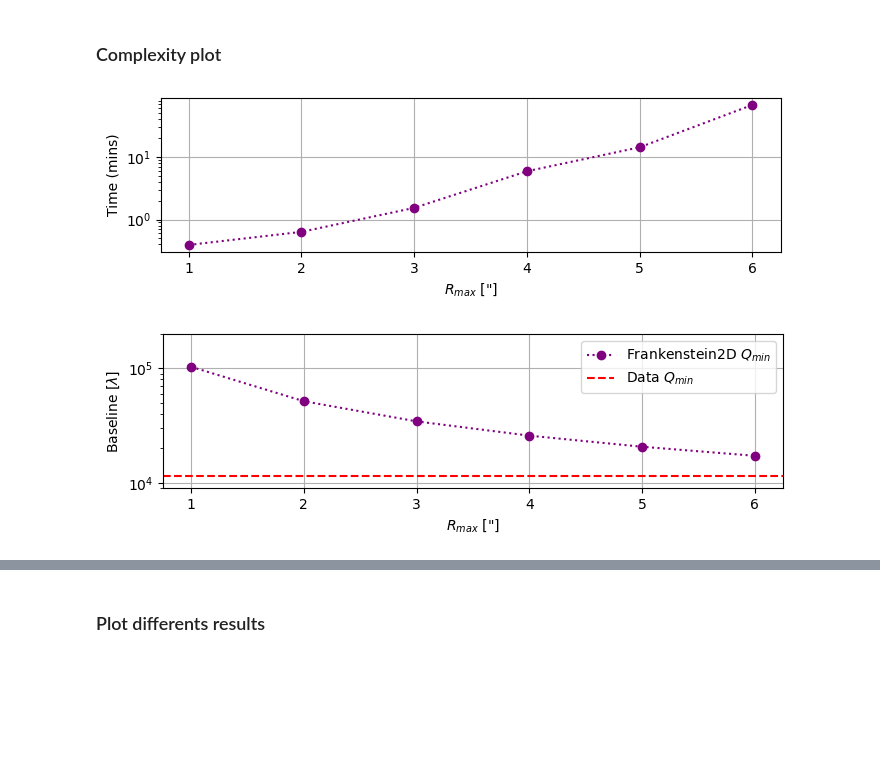
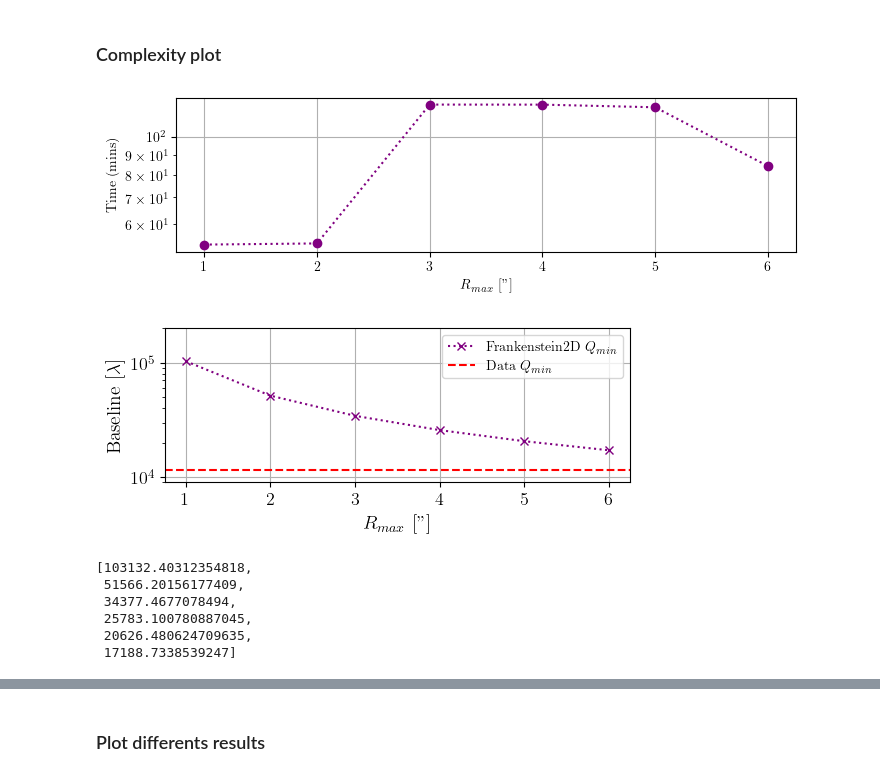
Before and after one commit to mariajmellado/frank2d, a Jupyter notebook: Results/4_SimulatedDisc_Frank2D_differentsRmax.ipynb, the cells around one changed output, grey strips where cells are left out. Cells and saved outputs as stored; diff of their text form; code cells hidden in the pictures; blank space fills up the shorter version.

```diff
--- a/Results/4_SimulatedDisc_Frank2D_differentsRmax.ipynb
+++ b/Results/4_SimulatedDisc_Frank2D_differentsRmax.ipynb
@@ -157,22 +161,26 @@ frank2d_objects = []
 times = []
 # %%
 best_N50 = {'m': -1.117860242672363, 'c': 2113.8916919178832, 'l': 56439.474897224536}
+# %%
+best_N50_Rmax1 = {'m': -6.3666741693035425, 'c': 5.938938246794921e+34, 'l': 10000.0}
+best_N50_Rmax2 = {'m': -3.3890156358896206, 'c': 3.5614791421537604e+16, 'l': 10000.0}
+best_N50_Rmax3 = {'m': -1.117860242672363, 'c': 2113.8916919178832, 'l': 56439.474897224536}
+best_N50_Rmax4 =  {'m': -1.5044655505440632, 'c': 238394.1726792642, 'l': 38670.982529532164}
+best_N50_Rmax5 =  {'m': -1.972719134084518, 'c': 58157011.81131077, 'l': 26595.265124130965}
+best_N50_Rmax6 =   {'m': -2.2313765094040368, 'c': 828789189.6537628, 'l': 18714.93162241083}
+# %%
+params = [best_N50_Rmax1, best_N50_Rmax2, best_N50_Rmax3, best_N50_Rmax4, best_N50_Rmax5, best_N50_Rmax6]
 # %%
 for i in range(len(routs)):
     start = time.time()
     frank2d = Frank2D(N, routs[i])
-    frank2d.process_vis()
+    frank2d.process_vis(uvtable)
 
-    initial_guess = {'p': -1, 'm': -1, 'logl': 4}
-    frank2d2.search_MAP(initial_guess= initial_guess, N = 50)
-
-    params = frank2d2.MAP
-    print("F2D with Rmax =", routs[i], " MAP parameters found: ", params)
-    frank2d.fit(data = uvtable, kernel_params = params, rtol = 1e-10)
+    frank2d.fit(data = uvtable, kernel_params = params[i], rtol = 1e-10)
     #save object
 
     import pickle
-    dir_ = "./../../data/exp/Rmax/"
+    dir_ = "./../../data/exp/Rmax_N/"
     print("Saving Frank2D object with Rmax =", routs[i])
     with open(dir_ +"SimulatedBlob_N"+str(N)+"_Rmax"+str(routs[i])+ ".pkl", "wb") as file:
         pickle.dump(frank2d, file)
@@ -278,31 +301,39 @@ frank2d_objects.append(frank2d_rmax6)
-# %%
-times.append(times_6)
 # %% [markdown]
 ### Complexity plot
 # %%
 plt.figure(figsize=(8,2))
-plt.plot(routs, np.array(times)/60, marker='o', ls=':', color = 'purple')
+plt.plot(routs, np.array(times), marker='o', ls=':', color = 'purple')
 plt.xlabel( r'$R_{max}$ ["]', fontsize=10)
 plt.ylabel('Time (mins)', fontsize=10)
 plt.yscale('log')
 plt.grid()
 plt.show()
 # %% [output]
-[figure, old version]
+[figure, new version]
 # %%
 q_min = []
 for i in range(len(routs)):
     q_min.append(np.min((np.unique(frank2d_objects[i].FT.q)[1:])))
 
-plt.figure(figsize=(8,2))
-plt.plot(routs, np.array(q_min), marker='o', ls=':', color = 'purple', label='Frankenstein2D $Q_{min}$')
+plt.figure(figsize=(6,2))
+plt.plot(routs, np.array(q_min), marker='x', ls=':', color = 'purple', label='Frankenstein2D $Q_{min}$')
 plt.axhline(y= Qmin, color='r', linestyle='--', label=r'Data $Q_{min}$')
-plt.xlabel( r'$R_{max}$ ["]', fontsize=10)
-plt.ylabel(r'Baseline [$\lambda$]', fontsize=10)
+plt.xlabel( r'$R_{max}$ ["]', fontsize=14)
+plt.ylabel(r'Baseline [$\lambda$]', fontsize=14)
+plt.tick_params(axis='both', which='major', labelsize=13)
 plt.yscale('log')
 plt.ylim(9e3, 2e5)
 plt.legend()
 plt.grid()
 plt.show()
 # %% [output]
-[figure, old version]
+[figure, new version]
+# %%
+q_min
+# %% [output]
+[103132.40312354818,
+ 51566.20156177409,
+ 34377.4677078494,
+ 25783.100780887045,
+ 20626.480624709635,
+ 17188.7338539247]
```
Also changed, not shown: parts of 13 cells of this notebook, 8 other files.
